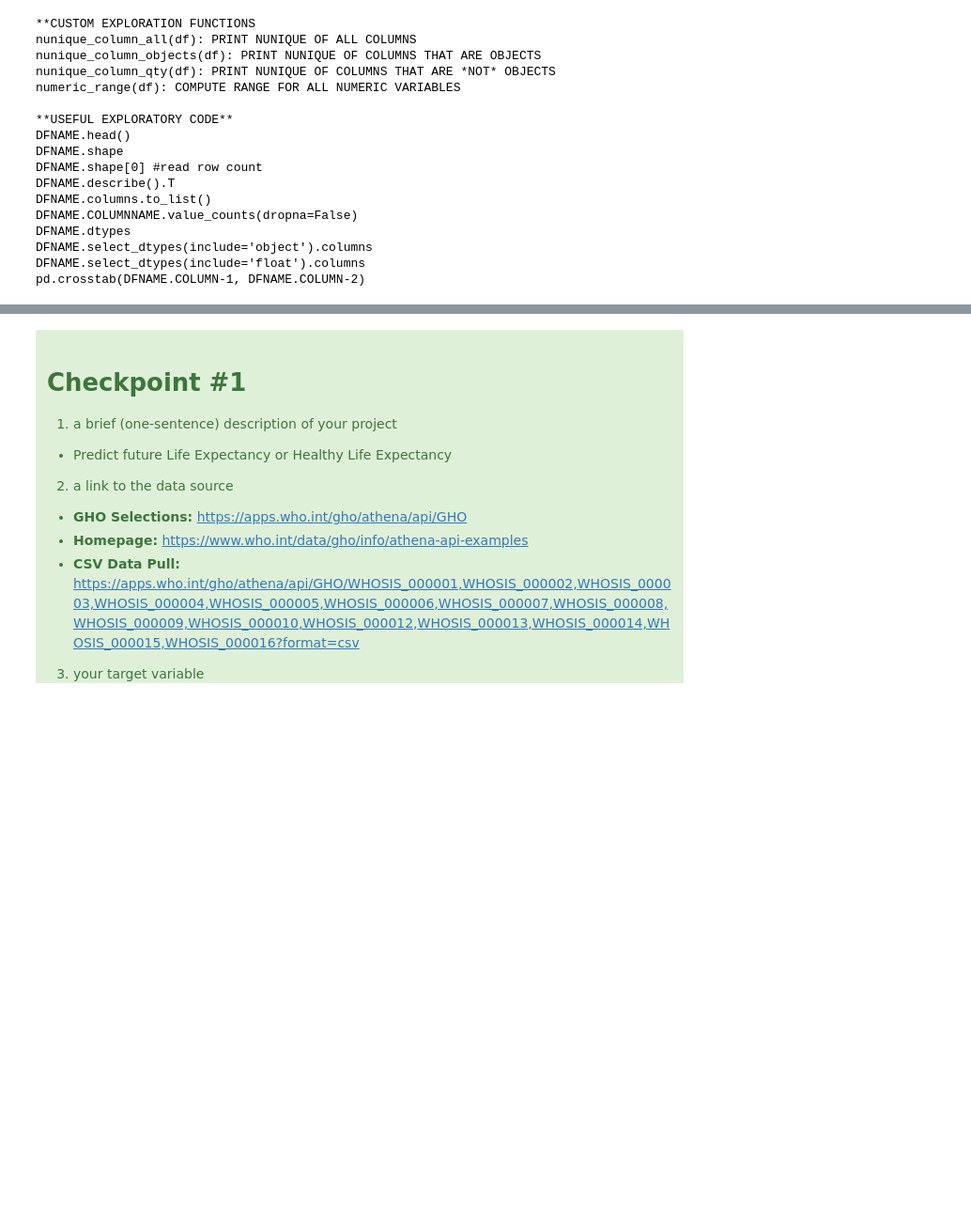
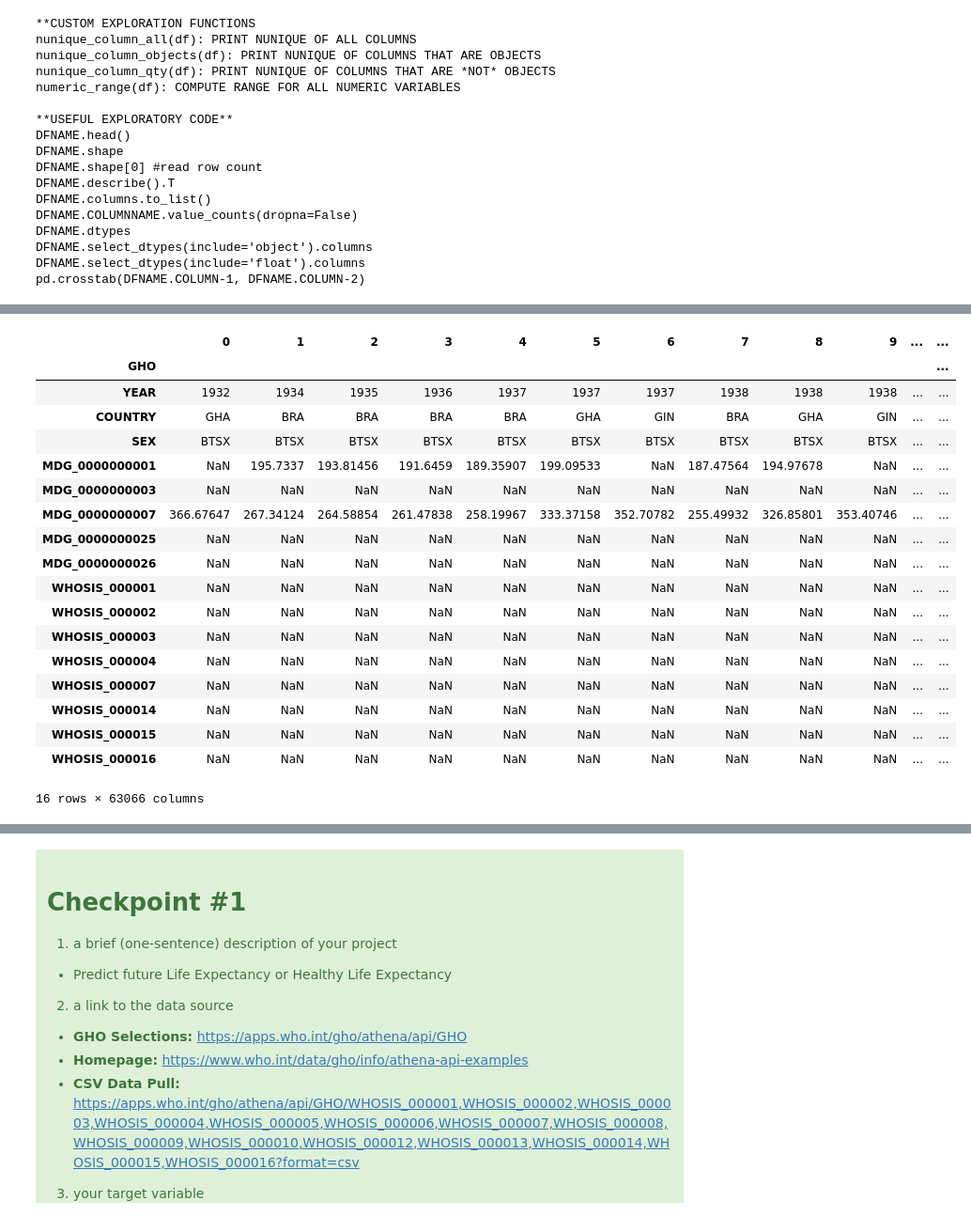
Before and after one commit to QMCBT-JustinEvans/project-4_Individual, a Jupyter notebook: 01_wrangle.ipynb, the cells around one changed output, grey strips where cells are left out. Shown at 94% size. Drawn from its saved outputs; the diff is of its cells as text; code cells hidden in the pictures; blank space fills up the shorter version.

```diff
--- a/01_wrangle.ipynb
+++ b/01_wrangle.ipynb
@@ -73,0 +531,6 @@ leam_df = pd.read_csv('leam.csv')
+# %%
+# IMPUTE NaN for [COUNTRY] with 'GLOBAL' if [REGION] == 'GLOBAL'
+missing_mask = leam_df['COUNTRY'].isna()
+mapping_dict = dict({'GLOBAL': 'GLOBAL'})
+leam_df.loc[missing_mask, 'COUNTRY'] = leam_df.loc[missing_mask, 'REGION'].map(mapping_dict)
+#leam_df['COUNTRY'] = leam_df['COUNTRY'].fillna('UNK')
@@ -73,0 +600,3 @@ leam_df = pd.read_csv('leam.csv')
+# %%
+# DROP remaining Null
+leam_df = leam_df.dropna()
@@ -73,0 +649,3 @@ leam_df = pd.read_csv('leam.csv')
+# %%
+# Create pivot table
+leam_pivot = leam_df.pivot_table(index=['YEAR','COUNTRY','SEX'], columns='GHO', values='Numeric')
@@ -73,0 +673,23 @@ leam_df = pd.read_csv('leam.csv')
+# %%
+# Check Work
+leam_df.T
+# %% [output]
+|  | 0 | 1 | 2 | 3 | 4 | 5 | 6 | 7 | 8 | 9 | ... | ... |
+| GHO |  |  |  |  |  |  |  |  |  |  |  | ... |
+| YEAR | 1932 | 1934 | 1935 | 1936 | 1937 | 1937 | 1937 | 1938 | 1938 | 1938 | ... | ... |
+| COUNTRY | GHA | BRA | BRA | BRA | BRA | GHA | GIN | BRA | GHA | GIN | ... | ... |
+| SEX | BTSX | BTSX | BTSX | BTSX | BTSX | BTSX | BTSX | BTSX | BTSX | BTSX | ... | ... |
+| MDG_0000000001 | NaN | 195.7337 | 193.81456 | 191.6459 | 189.35907 | 199.09533 | NaN | 187.47564 | 194.97678 | NaN | ... | ... |
+| MDG_0000000003 | NaN | NaN | NaN | NaN | NaN | NaN | NaN | NaN | NaN | NaN | ... | ... |
+| MDG_0000000007 | 366.67647 | 267.34124 | 264.58854 | 261.47838 | 258.19967 | 333.37158 | 352.70782 | 255.49932 | 326.85801 | 353.40746 | ... | ... |
+| MDG_0000000025 | NaN | NaN | NaN | NaN | NaN | NaN | NaN | NaN | NaN | NaN | ... | ... |
+| MDG_0000000026 | NaN | NaN | NaN | NaN | NaN | NaN | NaN | NaN | NaN | NaN | ... | ... |
+| WHOSIS_000001 | NaN | NaN | NaN | NaN | NaN | NaN | NaN | NaN | NaN | NaN | ... | ... |
+| WHOSIS_000002 | NaN | NaN | NaN | NaN | NaN | NaN | NaN | NaN | NaN | NaN | ... | ... |
+| WHOSIS_000003 | NaN | NaN | NaN | NaN | NaN | NaN | NaN | NaN | NaN | NaN | ... | ... |
+| WHOSIS_000004 | NaN | NaN | NaN | NaN | NaN | NaN | NaN | NaN | NaN | NaN | ... | ... |
+| WHOSIS_000007 | NaN | NaN | NaN | NaN | NaN | NaN | NaN | NaN | NaN | NaN | ... | ... |
+| WHOSIS_000014 | NaN | NaN | NaN | NaN | NaN | NaN | NaN | NaN | NaN | NaN | ... | ... |
+| WHOSIS_000015 | NaN | NaN | NaN | NaN | NaN | NaN | NaN | NaN | NaN | NaN | ... | ... |
+| WHOSIS_000016 | NaN | NaN | NaN | NaN | NaN | NaN | NaN | NaN | NaN | NaN | ... | ... |
+16 rows × 63066 columns
```
Also changed, not shown: parts of 136 cells of this notebook.
